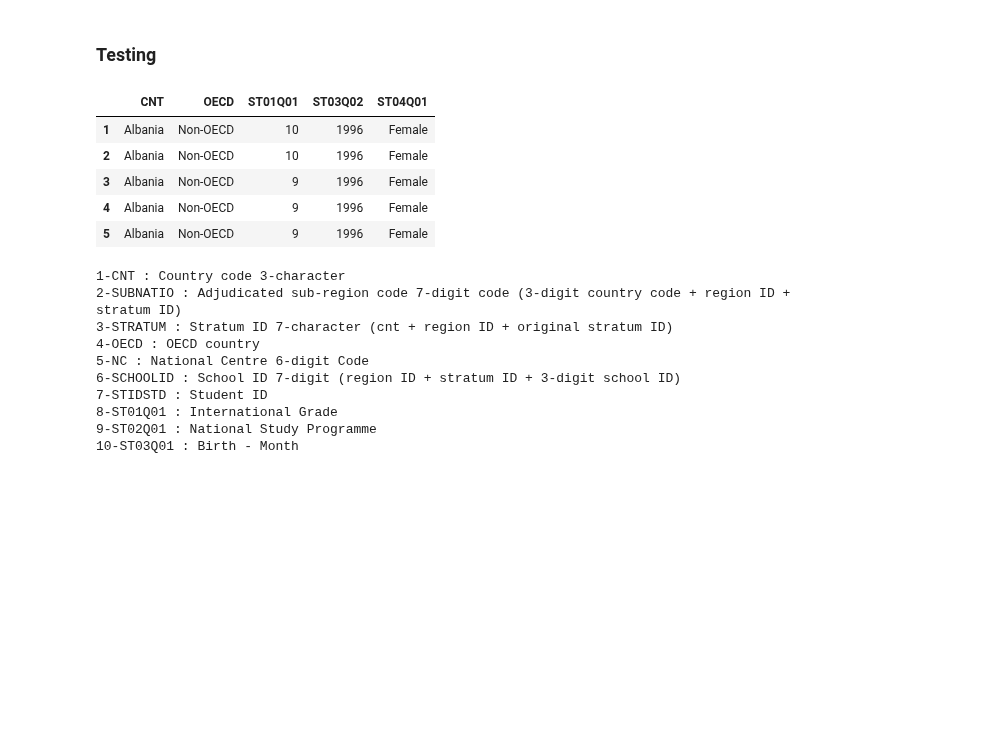
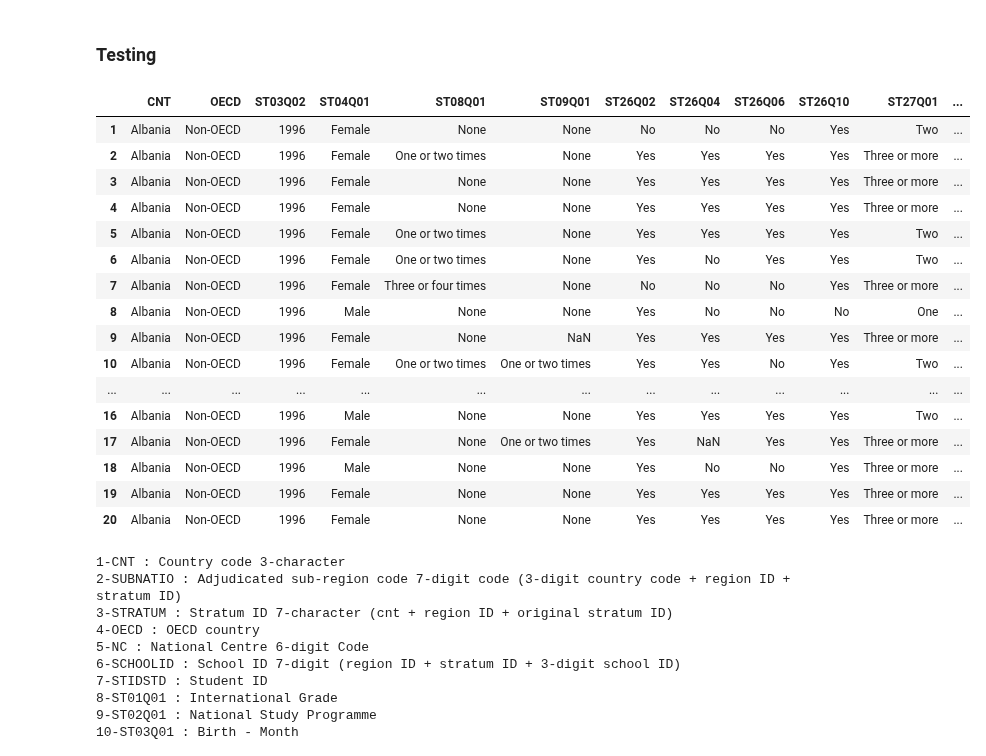
Before and after one commit to Steve-Choi/DAND, a Jupyter notebook: Communicate-Data-Findings/Communicate-Data-Findings.ipynb, the cells around one changed output. Cells and saved outputs as stored; diff of their text form; code cells hidden in the pictures; blank space fills up the shorter version.

```diff
--- a/Communicate-Data-Findings/Communicate-Data-Findings.ipynb
+++ b/Communicate-Data-Findings/Communicate-Data-Findings.ipynb
@@ -43,21 +43,40 @@ df.shape
 ### Testing
 # %%
 # columns wanted
-my_cols = [0, 1, 4, 8, 11, 12]
+# math = [501,502,503,504,505]
+# language = [541, 542, 543, 544, 545]
+# science = [546, 547, 548, 549, 550]
+# 43-ST25Q01 : International Language at Home
+# 143-ST57Q03 : Out-of-School Study Time - Personal Tutor
+# 411-AGE : Age of student
+my_cols = [0, 1, 4, 11, 12, 18, 19, 45, 46, 47, 49, 50, 52, 53, 411, 501, 502, 503, 504, 505, 541, 542, 543, 544, 545, \
+          546, 547, 548, 549, 550]
+# [index, Country, OECD, Birth year, Gender, Own room, Study place, computer, Internet, Literature, Art, Textbook, age]
 
 # This is for test. Reading selective columns
 df =  pd.read_csv('data/pisa2012.csv', encoding='ISO-8859-1', index_col=0, low_memory=False, \
-                  usecols=[0, 1, 4, 8, 11, 12], nrows=10_000)
+                  usecols=my_cols, nrows=10_000)
 
 #check
-df.head()
+df.head(20)
 # %% [output]
-|  | CNT | OECD | ST01Q01 | ST03Q02 | ST04Q01 |
-| 1 | Albania | Non-OECD | 10 | 1996 | Female |
-| 2 | Albania | Non-OECD | 10 | 1996 | Female |
-| 3 | Albania | Non-OECD | 9 | 1996 | Female |
-| 4 | Albania | Non-OECD | 9 | 1996 | Female |
-| 5 | Albania | Non-OECD | 9 | 1996 | Female |
+|  | CNT | OECD | ST03Q02 | ST04Q01 | ST08Q01 | ST09Q01 | ST26Q02 | ST26Q04 | ST26Q06 | ST26Q10 | ST27Q01 | ... |
+| 1 | Albania | Non-OECD | 1996 | Female | None | None | No | No | No | Yes | Two | ... |
+| 2 | Albania | Non-OECD | 1996 | Female | One or two times | None | Yes | Yes | Yes | Yes | Three or more | ... |
+| 3 | Albania | Non-OECD | 1996 | Female | None | None | Yes | Yes | Yes | Yes | Three or more | ... |
+| 4 | Albania | Non-OECD | 1996 | Female | None | None | Yes | Yes | Yes | Yes | Three or more | ... |
+| 5 | Albania | Non-OECD | 1996 | Female | One or two times | None | Yes | Yes | Yes | Yes | Two | ... |
+| 6 | Albania | Non-OECD | 1996 | Female | One or two times | None | Yes | No | Yes | Yes | Two | ... |
+| 7 | Albania | Non-OECD | 1996 | Female | Three or four times | None | No | No | No | Yes | Three or more | ... |
+| 8 | Albania | Non-OECD | 1996 | Male | None | None | Yes | No | No | No | One | ... |
+| 9 | Albania | Non-OECD | 1996 | Female | None | NaN | Yes | Yes | Yes | Yes | Three or more | ... |
+| 10 | Albania | Non-OECD | 1996 | Female | One or two times | One or two times | Yes | Yes | No | Yes | Two | ... |
+| ... | ... | ... | ... | ... | ... | ... | ... | ... | ... | ... | ... | ... |
+| 16 | Albania | Non-OECD | 1996 | Male | None | None | Yes | Yes | Yes | Yes | Two | ... |
+| 17 | Albania | Non-OECD | 1996 | Female | None | One or two times | Yes | NaN | Yes | Yes | Three or more | ... |
+| 18 | Albania | Non-OECD | 1996 | Male | None | None | Yes | No | No | Yes | Three or more | ... |
+| 19 | Albania | Non-OECD | 1996 | Female | None | None | Yes | Yes | Yes | Yes | Three or more | ... |
+| 20 | Albania | Non-OECD | 1996 | Female | None | None | Yes | Yes | Yes | Yes | Three or more | ... |
 # %%
 # read pisa - dictionaries (column descriptions)
 df_colname = pd.read_csv('data/pisadict2012.csv', encoding='ISO-8859-1')
```
Also changed, not shown: parts of 2 cells of this notebook.
